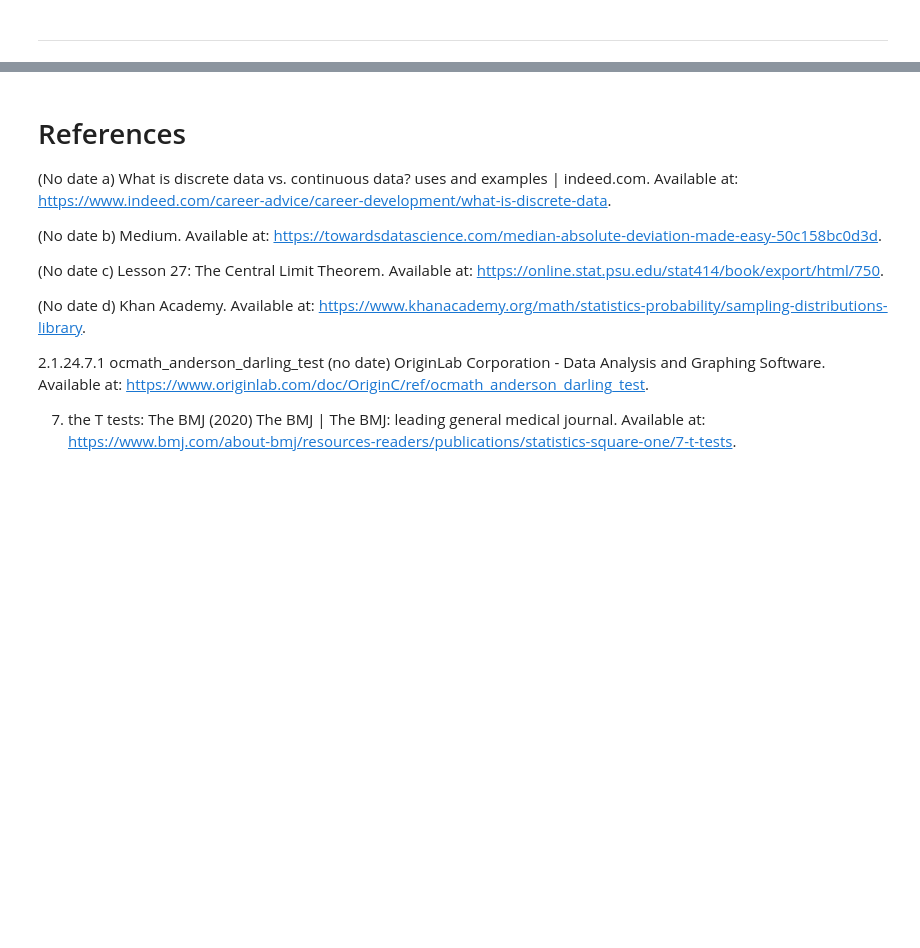
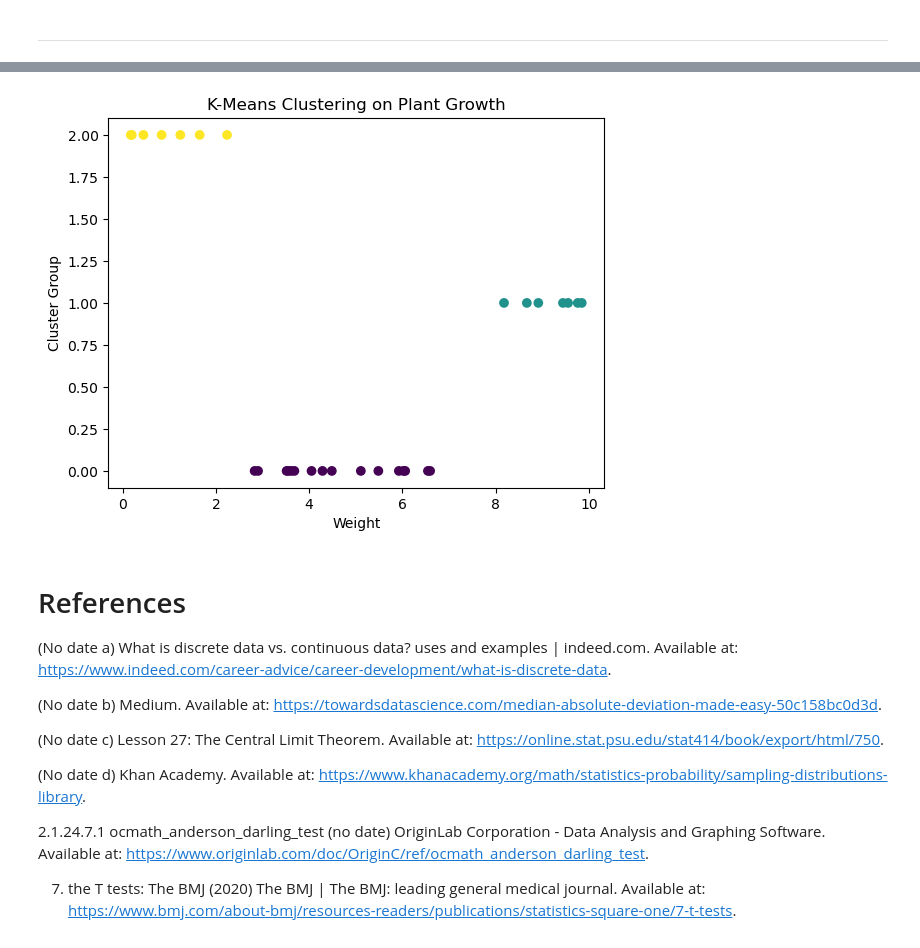
Before and after one commit to keithmmc/appliedstats, a Jupyter notebook: project.ipynb, the cells around one changed output, grey strips where cells are left out. Cells and saved outputs as stored; diff of their text form; code cells hidden in the pictures; blank space fills up the shorter version.

```diff
--- a/project.ipynb
+++ b/project.ipynb
@@ -744,0 +749,8 @@ Another point to note here is Running multiple t-tests is not only computational
+# %%
+df = pd.DataFrame({
+    'Treatment': ['Control'] * 10 + ['Treatment 1'] * 10 + ['Treatment 2'] * 10,
+    'Weight': np.random.rand(30) * 10  # Replace with actual dataset
+})
+
+# Convert categorical Treatment variable to numerical
+df['Treatment_Code'] = df['Treatment'].astype('category').cat.codes
@@ -745,3 +790,16 @@ Another point to note here is Running multiple t-tests is not only computational
+# %%
+X = df[['Weight']]
+# %%
+kmeans = KMeans(n_clusters=3, random_state=42)
+df['Cluster'] = kmeans.fit_predict(X)
+# %%
+plt.scatter(df['Weight'], df['Cluster'], c=df['Cluster'], cmap='viridis')
+plt.xlabel("Weight")
+plt.ylabel("Cluster Group")
+plt.title("K-Means Clustering on Plant Growth")
+plt.show()
+# %% [output]
+[figure, added]
 # %% [markdown]
 
 
```
Also changed, not shown: parts of 12 cells of this notebook.
